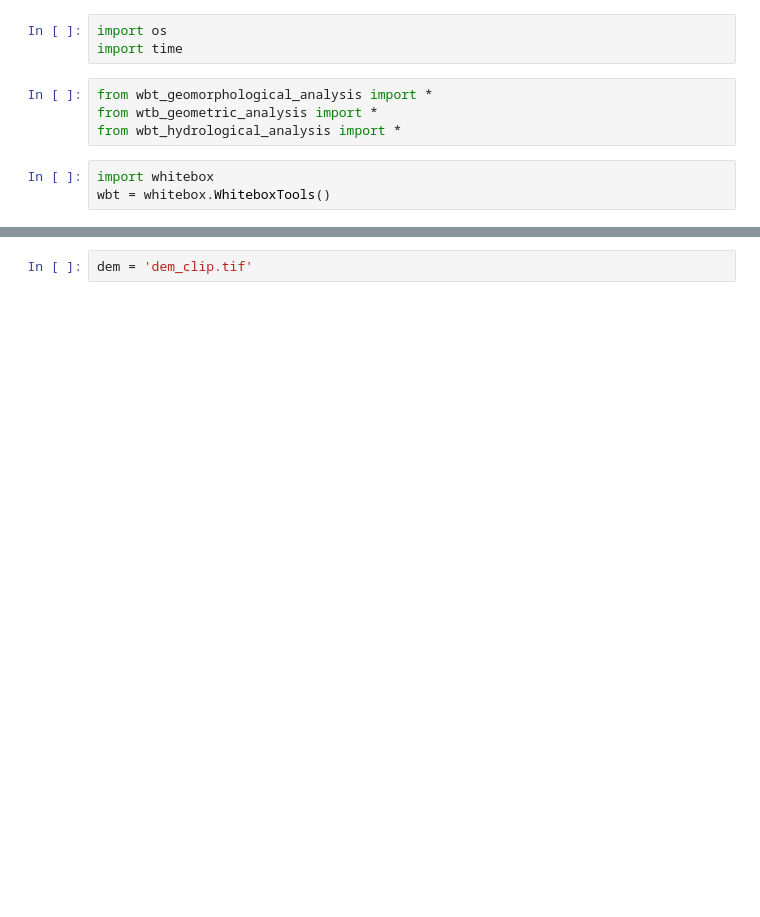
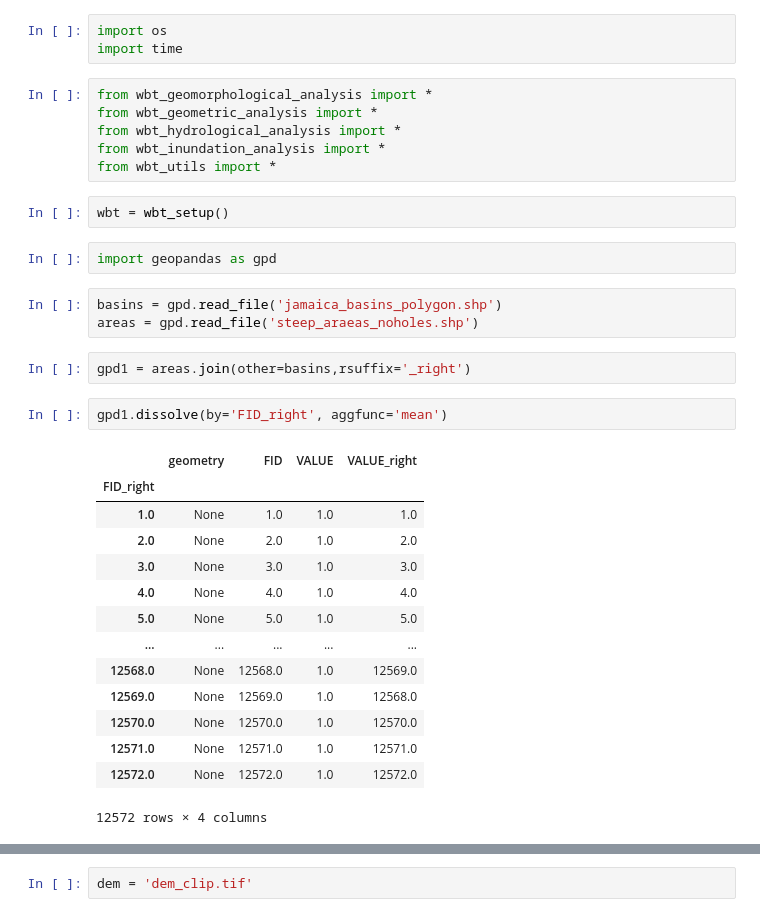
Before and after one commit to siorconsulting/nrip-jamaica, a Jupyter notebook: examples_whitebox_toolset.ipynb, the cells around one changed output, grey strips where cells are left out. Cells and saved outputs as stored; diff of their text form; blank space fills up the shorter version.

```diff
--- a/examples_whitebox_toolset.ipynb
+++ b/examples_whitebox_toolset.ipynb
@@ -3,8 +3,33 @@ import os
 import time
 # %%
 from wbt_geomorphological_analysis import *
-from wtb_geometric_analysis import *
+from wbt_geometric_analysis import *
 from wbt_hydrological_analysis import *
+from wbt_inundation_analysis import *
+from wbt_utils import *
 # %%
-import whitebox
-wbt = whitebox.WhiteboxTools()
+wbt = wbt_setup()
+# %%
+import geopandas as gpd
+# %%
+basins = gpd.read_file('jamaica_basins_polygon.shp')
+areas = gpd.read_file('steep_araeas_noholes.shp')
+# %%
+gpd1 = areas.join(other=basins,rsuffix='_right')
+# %%
+gpd1.dissolve(by='FID_right', aggfunc='mean')
+# %% [output]
+|  | geometry | FID | VALUE | VALUE_right |
+| FID_right |  |  |  |  |
+| 1.0 | None | 1.0 | 1.0 | 1.0 |
+| 2.0 | None | 2.0 | 1.0 | 2.0 |
+| 3.0 | None | 3.0 | 1.0 | 3.0 |
+| 4.0 | None | 4.0 | 1.0 | 4.0 |
+| 5.0 | None | 5.0 | 1.0 | 5.0 |
+| ... | ... | ... | ... | ... |
+| 12568.0 | None | 12568.0 | 1.0 | 12569.0 |
+| 12569.0 | None | 12569.0 | 1.0 | 12568.0 |
+| 12570.0 | None | 12570.0 | 1.0 | 12570.0 |
+| 12571.0 | None | 12571.0 | 1.0 | 12571.0 |
+| 12572.0 | None | 12572.0 | 1.0 | 12572.0 |
+12572 rows × 4 columns
```
Also changed, not shown: parts of 16 cells of this notebook, 4 other files.
